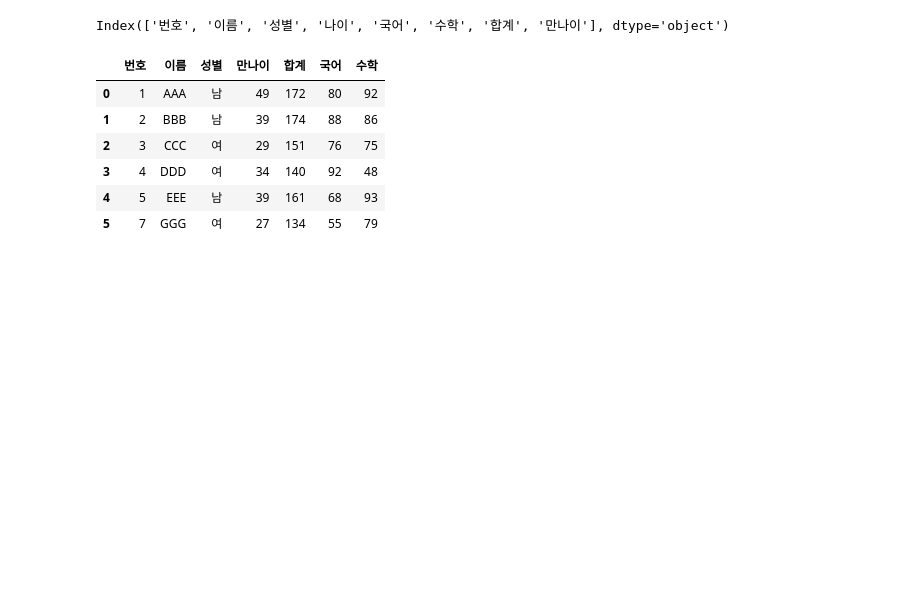
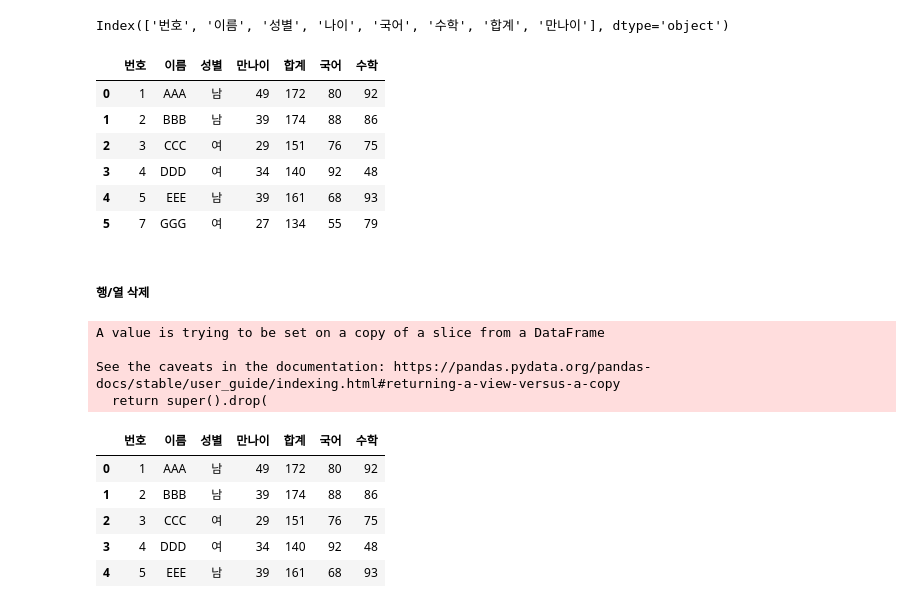
Before and after one commit to toughC/Python_Machine_Learning, a Jupyter notebook: 03_pandas1.ipynb, the cells around one changed output. Cells and saved outputs as stored; diff of their text form; code cells hidden in the pictures; blank space fills up the shorter version.

Commit message:
pandas 응용

```diff
--- a/03_pandas1.ipynb
+++ b/03_pandas1.ipynb
@@ -349,3 +349,20 @@ df1
 | 3 | 4 | DDD | 여 | 34 | 140 | 92 | 48 |
 | 4 | 5 | EEE | 남 | 39 | 161 | 68 | 93 |
 | 5 | 7 | GGG | 여 | 27 | 134 | 55 | 79 |
+# %% [markdown]
+##### 행/열 삭제
+# %%
+# 행 삭제: axis=0
+df1.drop(5, inplace=True, axis=0)
+df1
+# %% [output]
+A value is trying to be set on a copy of a slice from a DataFrame
+
+See the caveats in the documentation: https://pandas.pydata.org/pandas-docs/stable/user_guide/indexing.html#returning-a-view-versus-a-copy
+  return super().drop(
+|  | 번호 | 이름 | 성별 | 만나이 | 합계 | 국어 | 수학 |
+| 0 | 1 | AAA | 남 | 49 | 172 | 80 | 92 |
+| 1 | 2 | BBB | 남 | 39 | 174 | 88 | 86 |
+| 2 | 3 | CCC | 여 | 29 | 151 | 76 | 75 |
+| 3 | 4 | DDD | 여 | 34 | 140 | 92 | 48 |
+| 4 | 5 | EEE | 남 | 39 | 161 | 68 | 93 |
```
Also changed, not shown: parts of 1 cell of this notebook.
